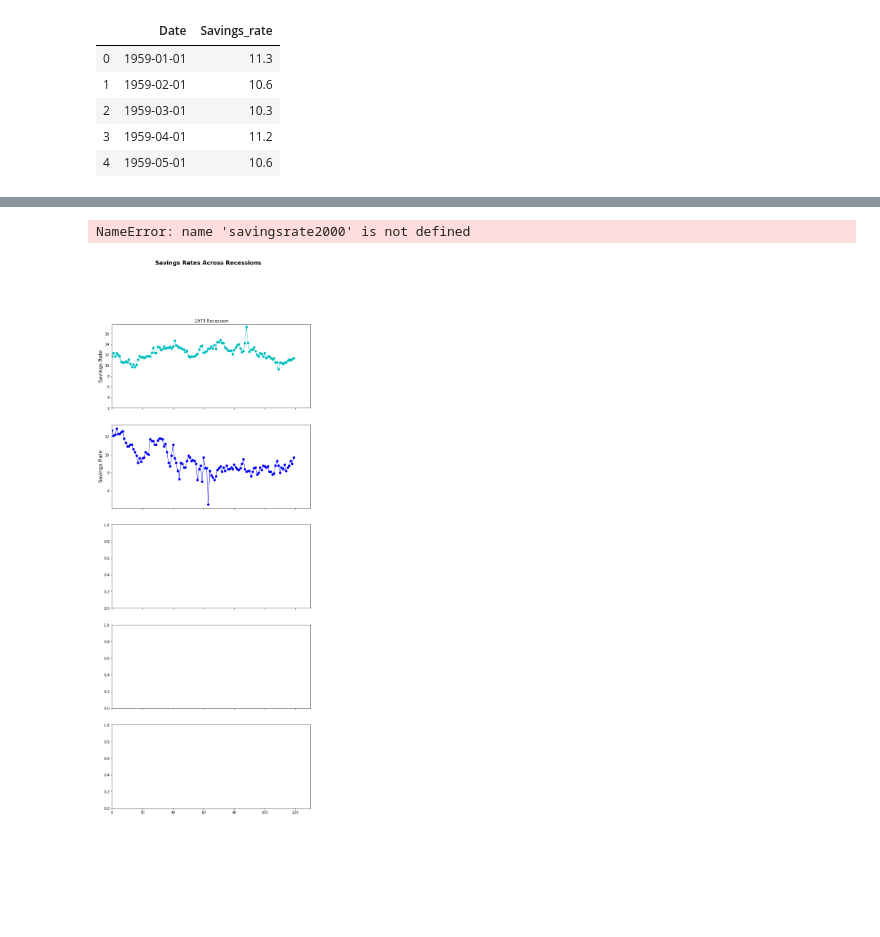
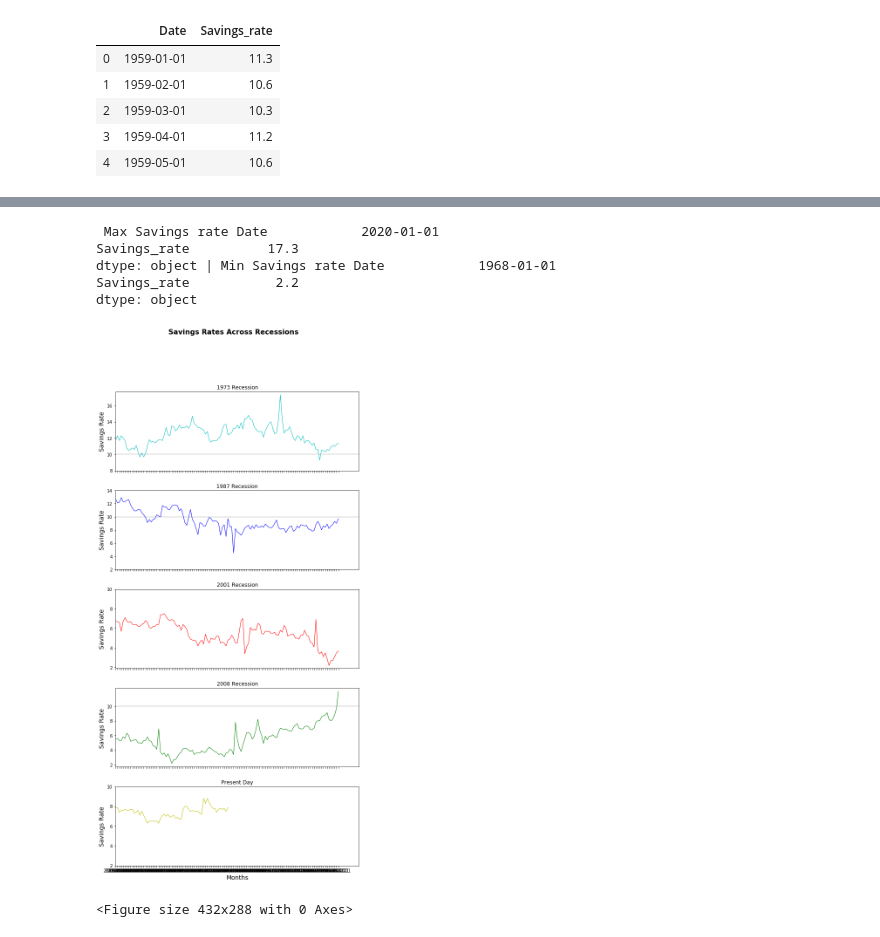
Before and after one commit to gfisher4545/Unemployment_Project, a Jupyter notebook: Untitled.ipynb, the cells around one changed output, grey strips where cells are left out. Cells and saved outputs as stored; diff of their text form; code cells hidden in the pictures; blank space fills up the shorter version.

```diff
--- a/Untitled.ipynb
+++ b/Untitled.ipynb
@@ -31,8 +31,7 @@ savingsrate_df.head()
 # %%
 # Extract date ranges to include 5yrs (60 mos) before and after each recession
 savingsrate1973 = savingsrate_df.iloc[108:228]
-savingsrate1987 = savingsrate_df.iloc[276:396]
+savingsrate1980 = savingsrate_df.iloc[192:312]
 savingsrate2001 = savingsrate_df.iloc[444:564]
 savingsrate2008 = savingsrate_df.iloc[528:648]
 savingsrate2020 = savingsrate_df.iloc[672:733]
-savingsrate2020
@@ -55,63 +40,84 @@ savingsrate2020
 savingsrate73_08 = savingsrate_df.iloc[108:733]
 max_save = savingsrate73_08.max()
 min_save = savingsrate73_08.min()
+print(f" Max Savings rate {max_save} | Min Savings rate {min_save}")
+# %% [output]
+ Max Savings rate Date            2020-01-01
+Savings_rate          17.3
+dtype: object | Min Savings rate Date            1968-01-01
+Savings_rate           2.2
+dtype: object
 # %%
 # Create x-axis range values
-x_axis = np.arange(0, 120, 1)
+#x_axis = np.arange(0, 120, 12)
 
 # Create fiure w/ 4 subplots; share x & y axes across subplots
-fig, (ax1, ax2, ax3, ax4, ax5) = plt.subplots(5, sharex=True,
-                                         figsize=(10, 25))
-# Remove space between subplots
-#fig.subplots_adjust(hspace=0)
+fig, (ax1, ax2, ax3, ax4, ax5) = plt.subplots(5, sharex=True,figsize=(10, 20))
 
-fig.suptitle("Savings Rates Across Recessions",
-             fontsize=16,
-             fontweight="bold")
+# space between subplots
+fig.subplots_adjust(hspace=0.25)
+
+for ax in [ax1, ax2, ax3, ax4, ax5]:
+    ax.set_xlim([0, 130])
+
+fig.suptitle("Savings Rates Across Recessions",fontsize=16,fontweight="bold")
+
+
 #-----------------------------------------------------------
-ax1.plot(x_axis, savingsrate1973["Savings_rate"],linewidth=1,marker="o",color="c")
+ax1.plot(savingsrate1973["Date"], savingsrate1973["Savings_rate"],linewidth=1,color="c")
 
 # Chart label, limit, and ticks
 ax1.set_title("1973 Recession")
 ax1.set_ylabel("Savings Rate",fontsize=14)
-ax1.set_xlim(0, 130)
-ax1.set_yticks(np.arange(2, 18, 2))
+
+ax1.xaxis.set_major_locator(plt.MaxNLocator(1))
+
+ax1.set_yticks(np.arange(8, 18, 2))
+ax1.axhline(y=10,c='black', alpha=0.2)
 
 #-------------------------------------------------
-ax2.plot(x_axis, savingsrate1987["Savings_rate"], linewidth=1, marker="o", color="b")
+ax2.plot(savingsrate1980["Date"], savingsrate1987["Savings_rate"], linewidth=1,  color="b")
 
 ax2.set_title("1987 Recession")
 ax2.set_ylabel("Savings Rate",fontsize=14)
-
-
+ax2.set_yticks(np.arange(2, 16, 2))
+ax2.axhline(y=10,c='black', alpha=0.2)
 
 #--------------------------------------------------
-ax3.plot(x_axis, savingsrate2000["Savings_rate"], linewidth=1, marker="o", color="r")
+ax3.plot(savingsrate2001["Date"], savingsrate2001["Savings_rate"], linewidth=1, color="r")
 
-ax3.set_title("2000 Recession")
-ax3.set_ylabel("Savings Rate (2001 Recession)",fontsize=14)
-
+ax3.set_title("2001 Recession")
+ax3.set_ylabel("Savings Rate",fontsize=14)
+ax3.set_yticks(np.arange(2, 12, 2))
+ax3.axhline(y=10,c='black', alpha=0.2)
 
 #---------------------------------------------------
-ax4.plot(x_axis, savingsrate2008["Savings_rate"], linewidth=1, marker="o", color="g")
+ax4.plot(savingsrate2008["Date"], savingsrate2008["Savings_rate"], linewidth=1,  color="g")
+
+ax4.set_title("2008 Recession")
 ax4.set_ylabel("Savings Rate ",fontsize=14)
-ax4.set_xlabel("Recession datum, (months)", fontsize=14,)
+ax4.axhline(y=10,c='black', alpha=0.2)
+ax4.set_yticks(np.arange(2, 12, 2))
+
 
 
 #--------------------------------------------------------------------------
 x_axis2 = np.arange(0, 61, 1)
 
-ax5.plot(x_axis2, savingsrate2020["Savings_rate"], linewidth=1, marker="o", color="y")
-ax5.set_ylabel("Savings Rate (2020 Recession)",fontsize=14)
-ax5.set_xlabel("Recession datum, (months)", fontsize=14,)
+ax5.set_title("Present Day")
+ax5.plot(x_axis2, savingsrate2020["Savings_rate"], linewidth=1,  color="y")
+ax5.set_yticks(np.arange(2, 12, 2))
+
+ax5.set_ylabel("Savings Rate",fontsize=14)
+ax5.set_xlabel( "Months", fontsize=14,)
 
 # Horizontal line
-#ax5.axhline(y=10,c='black', alpha=0.2)
+ax5.axhline(y=10,c='black', alpha=0.2)
 
 
 plt.show()
 
 plt.savefig("Savings_rates.png")
 # %% [output]
+[figure, new version]
-NameError: name 'savingsrate2000' is not defined
+<Figure size 432x288 with 0 Axes>
-[figure, old version]
```
Also changed, not shown: parts of 1 cell of this notebook, 2 other files.
